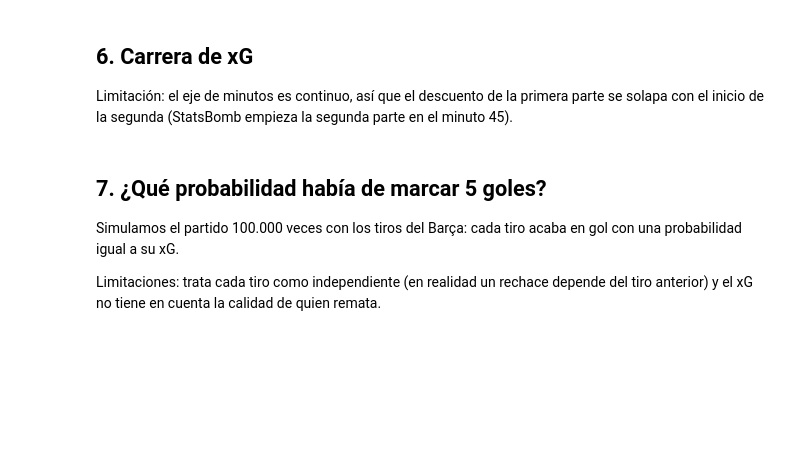
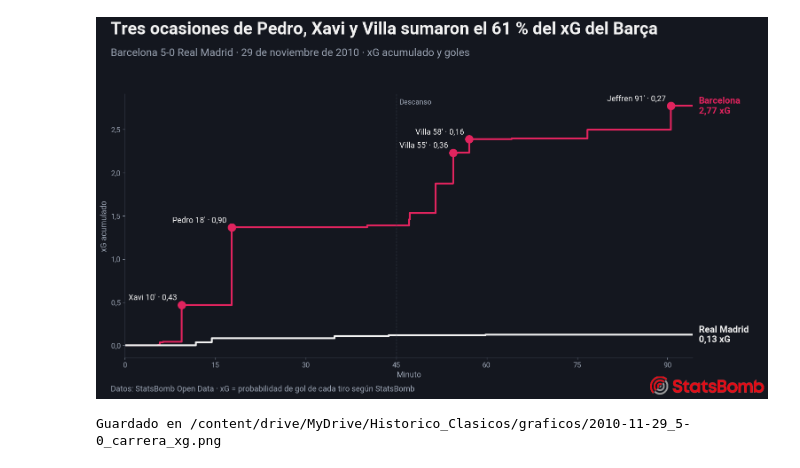
Before and after one commit to Clasico-Insights/historico-clasicos, a Jupyter notebook: 02_mapa_de_tiros.ipynb, the cells around one changed output. Cells and saved outputs as stored; diff of their text form; code cells hidden in the pictures; blank space fills up the shorter version.

Commit message:
Modificación etiquetas y título gráfico de tiros acumulados

```diff
--- a/02_mapa_de_tiros.ipynb
+++ b/02_mapa_de_tiros.ipynb
@@ -150,7 +152,3 @@ mapa_de_tiros(
-# %% [markdown]
-## 6. Carrera de xG
-
-Limitación: el eje de minutos es continuo, así que el descuento de la primera parte se solapa con el inicio de la segunda (StatsBomb empieza la segunda parte en el minuto 45).
 # %%
 # Celda 6: carrera de xG (xG acumulado minuto a minuto)
 def carrera_xg(ev, titulo, subtitulo, archivo):
@@ -179,47 +177,44 @@ def carrera_xg(ev, titulo, subtitulo, archivo):
                 apellido = {'Xavier Hernández Creus': 'Xavi', 'Pedro Eliezer Rodríguez Ledesma': 'Pedro',
                             'David Villa Sánchez': 'Villa',
                             'Jeffren Isaac Suárez Bermúdez': 'Jeffren'}.get(r['player'], r['player'])
-                ax.text(r['min'] - 0.8, yy + 0.06, f"{apellido} {r['minute'] + 1}'", color=TEXTO,
+                ax.text(r['min'] - 0.8, yy + 0.06, f"{apellido} {r['minute'] + 1}' · {num(r['shot_statsbomb_xg'])}", color=TEXTO,
                         fontsize=13, ha='right')
 
     ax.axvline(45, color=LINEAS, linewidth=1, linestyle='--')
     ax.text(45.5, ax.get_ylim()[1] * 0.98, 'Descanso', color=GRIS, fontsize=12, va='top')
     ax.set_xlim(0, fin)
     ax.set_xticks([0, 15, 30, 45, 60, 75, 90])
     ax.set_xlabel('Minuto', color=GRIS, fontsize=13)
     ax.set_ylabel('xG acumulado', color=GRIS, fontsize=13)
     ax.tick_params(colors=GRIS, labelsize=12)
     ax.yaxis.set_major_formatter(lambda v, pos: f'{v:.1f}'.replace('.', ','))  # coma decimal
     for lado in ['top', 'right']:
         ax.spines[lado].set_visible(False)
     for lado in ['left', 'bottom']:
         ax.spines[lado].set_color(LINEAS)
 
     fig.text(0.04, 0.93, titulo, fontsize=28, fontweight='bold', color=TEXTO)
     fig.text(0.04, 0.875, subtitulo, fontsize=17, color=GRIS)
     fig.text(0.04, 0.035, 'Datos: StatsBomb Open Data · xG = probabilidad de gol de cada tiro según StatsBomb',
              fontsize=13, color=GRIS)
     logo = plt.imread(f'{ESTILO}/statsbomb_logo.png')
     ax_logo = fig.add_axes([0.80, 0.025, 0.16, 0.05])
     ax_logo.imshow(logo)
     ax_logo.axis('off')
 
     fig.savefig(archivo, dpi=100, facecolor=FONDO)
     plt.show()
     print('Guardado en', archivo)
 
 carrera_xg(
     ev,
-    titulo='El Madrid solo tiró una vez en la segunda parte',
+    titulo='Tres ocasiones de Pedro, Xavi y Villa sumaron el 61 % del xG del Barça',
     subtitulo='Barcelona 5-0 Real Madrid · 29 de noviembre de 2010 · xG acumulado y goles',
     archivo=f'{BASE}/graficos/2010-11-29_5-0_carrera_xg.png',
 )
+# %% [output]
+[figure, added]
+Guardado en /content/drive/MyDrive/Historico_Clasicos/graficos/2010-11-29_5-0_carrera_xg.png
-# %% [markdown]
-## 7. ¿Qué probabilidad había de marcar 5 goles?
-
-Simulamos el partido 100.000 veces con los tiros del Barça: cada tiro acaba en gol con una probabilidad igual a su xG.
-
-Limitaciones: trata cada tiro como independiente (en realidad un rechace depende del tiro anterior) y el xG no tiene en cuenta la calidad de quien remata.
 # %%
 # Celda 7: ¿qué probabilidad había de marcar 5 goles con esos tiros?
 import numpy as np
```
Also changed, not shown: parts of 12 cells of this notebook.
